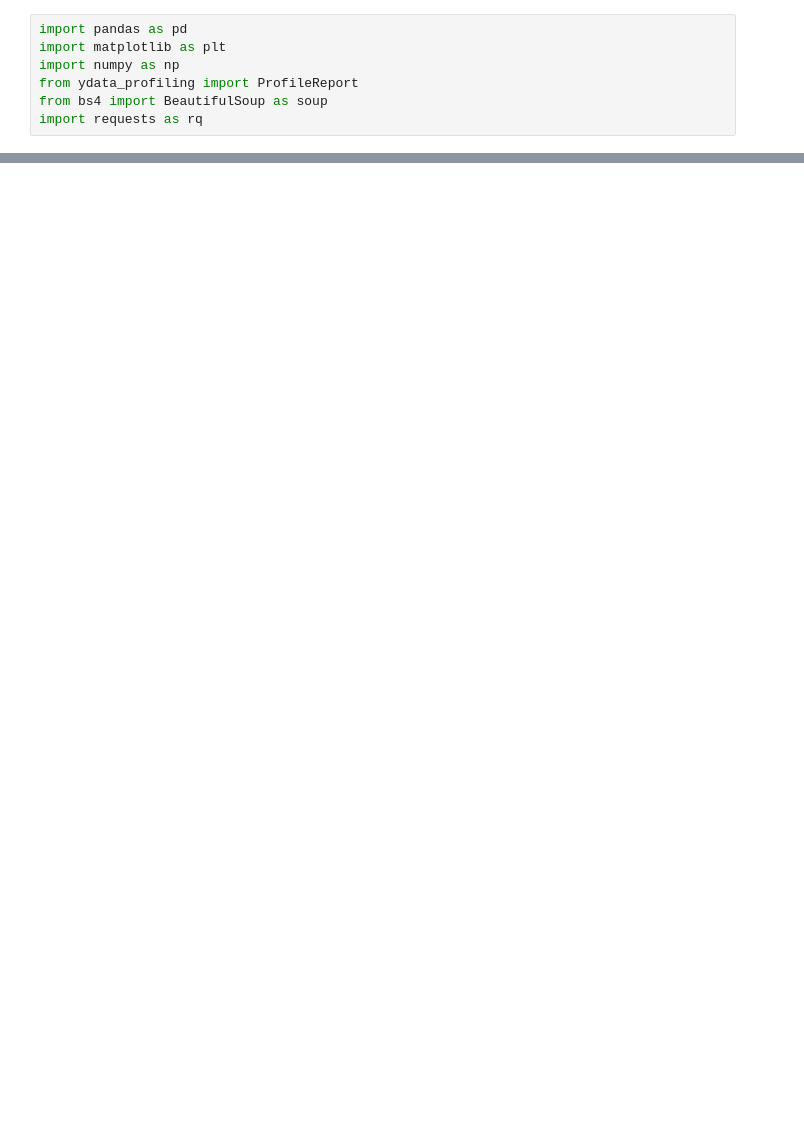
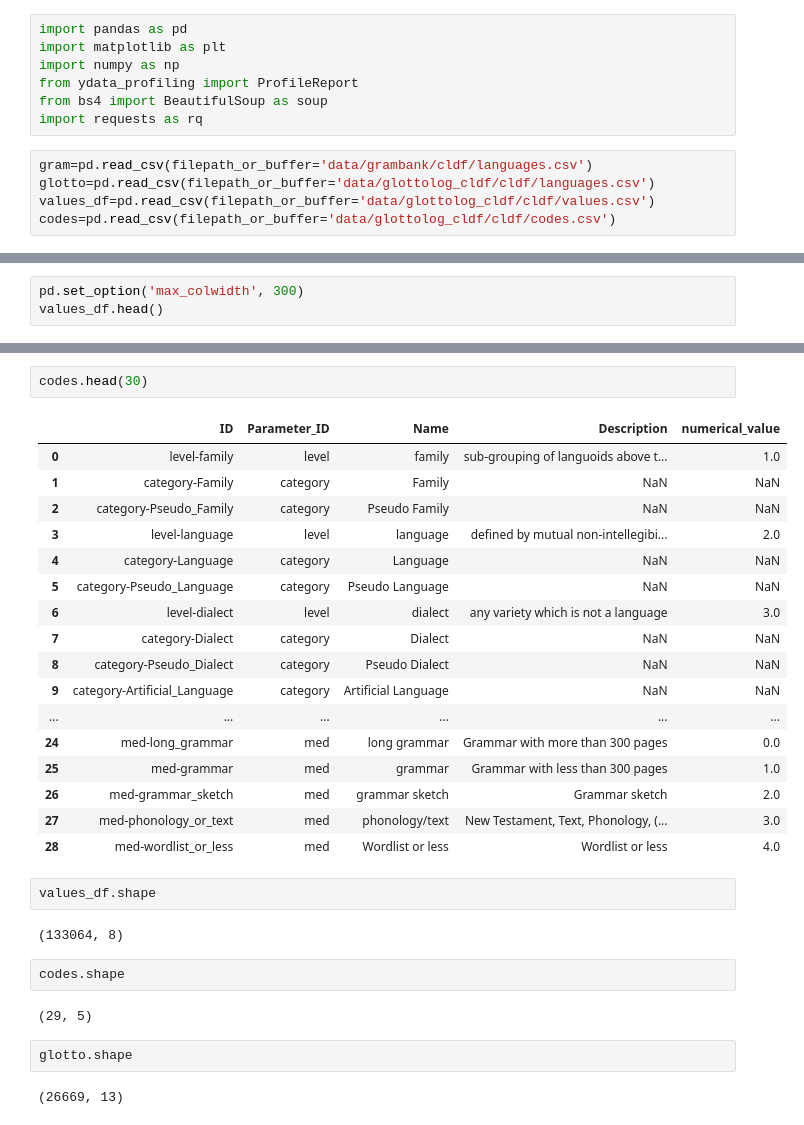
Before and after one commit to tinnatonia/ga_capstone_research, a Jupyter notebook: eda_linguistics.ipynb, the cells around one changed output, grey strips where cells are left out. Drawn from its saved outputs; the diff is of its cells as text; blank space fills up the shorter version.

```diff
--- a/eda_linguistics.ipynb
+++ b/eda_linguistics.ipynb
@@ -5,5 +5,10 @@ import numpy as np
 from ydata_profiling import ProfileReport
 from bs4 import BeautifulSoup as soup
 import requests as rq
+# %%
+gram=pd.read_csv(filepath_or_buffer='data/grambank/cldf/languages.csv')
+glotto=pd.read_csv(filepath_or_buffer='data/glottolog_cldf/cldf/languages.csv')
+values_df=pd.read_csv(filepath_or_buffer='data/glottolog_cldf/cldf/values.csv')
+codes=pd.read_csv(filepath_or_buffer='data/glottolog_cldf/cldf/codes.csv')
 # %%
 ProfileReport(glotto)
@@ -60,0 +53,3 @@ Index(['ID', 'Name', 'Description', 'ColumnSpec', 'Patrons',
+# %%
+pd.set_option('max_colwidth', 300)
+values_df.head()
@@ -60,0 +63,32 @@ Index(['ID', 'Name', 'Description', 'ColumnSpec', 'Patrons',
+# %%
+codes.head(30)
+# %% [output]
+|  | ID | Parameter_ID | Name | Description | numerical_value |
+| 0 | level-family | level | family | sub-grouping of languoids above t... | 1.0 |
+| 1 | category-Family | category | Family | NaN | NaN |
+| 2 | category-Pseudo_Family | category | Pseudo Family | NaN | NaN |
+| 3 | level-language | level | language | defined by mutual non-intellegibi... | 2.0 |
+| 4 | category-Language | category | Language | NaN | NaN |
+| 5 | category-Pseudo_Language | category | Pseudo Language | NaN | NaN |
+| 6 | level-dialect | level | dialect | any variety which is not a language | 3.0 |
+| 7 | category-Dialect | category | Dialect | NaN | NaN |
+| 8 | category-Pseudo_Dialect | category | Pseudo Dialect | NaN | NaN |
+| 9 | category-Artificial_Language | category | Artificial Language | NaN | NaN |
+| ... | ... | ... | ... | ... | ... |
+| 24 | med-long_grammar | med | long grammar | Grammar with more than 300 pages | 0.0 |
+| 25 | med-grammar | med | grammar | Grammar with less than 300 pages | 1.0 |
+| 26 | med-grammar_sketch | med | grammar sketch | Grammar sketch | 2.0 |
+| 27 | med-phonology_or_text | med | phonology/text | New Testament, Text, Phonology, (... | 3.0 |
+| 28 | med-wordlist_or_less | med | Wordlist or less | Wordlist or less | 4.0 |
+# %%
+values_df.shape
+# %% [output]
+(133064, 8)
+# %%
+codes.shape
+# %% [output]
+(29, 5)
+# %%
+glotto.shape
+# %% [output]
+(26669, 13)
```
Also changed, not shown: parts of 12 cells of this notebook, 1 other file.
